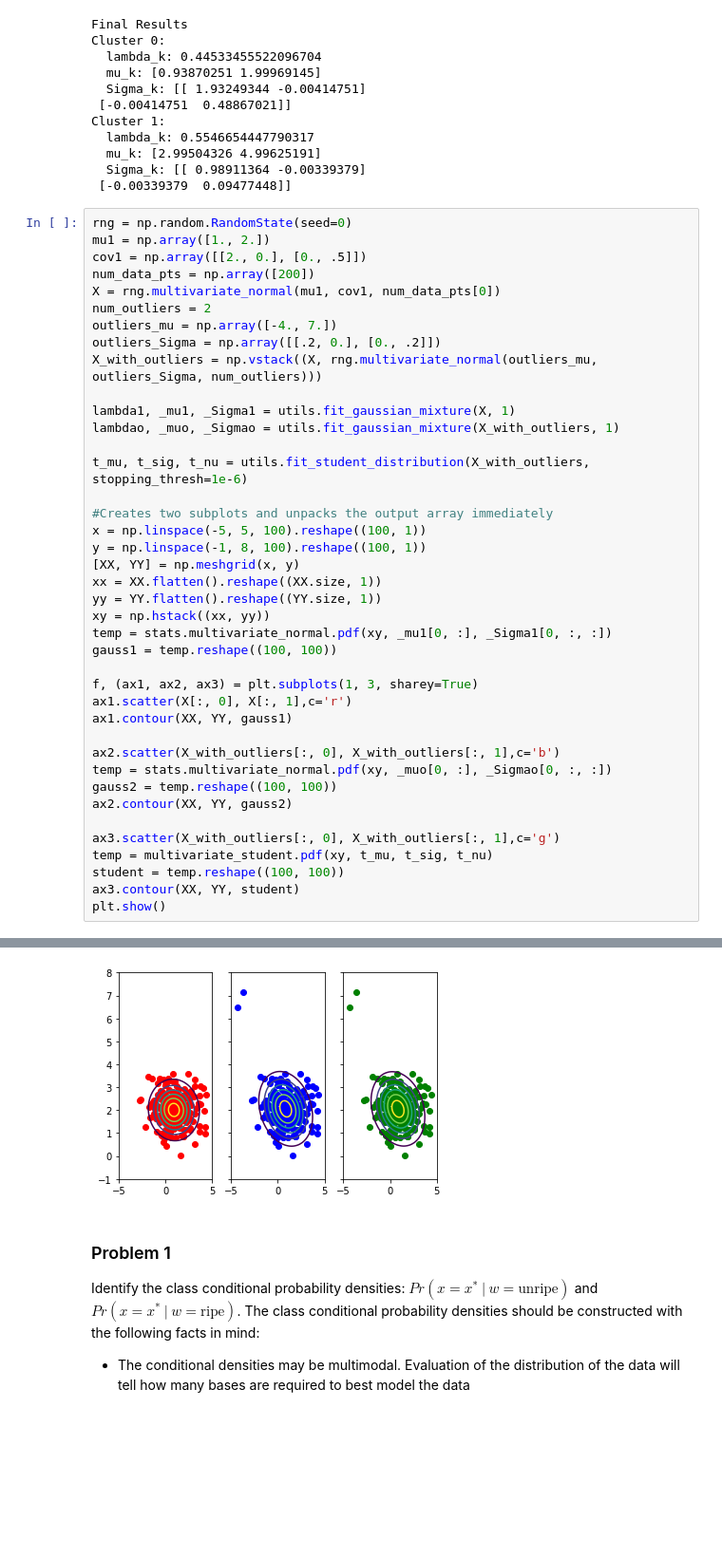
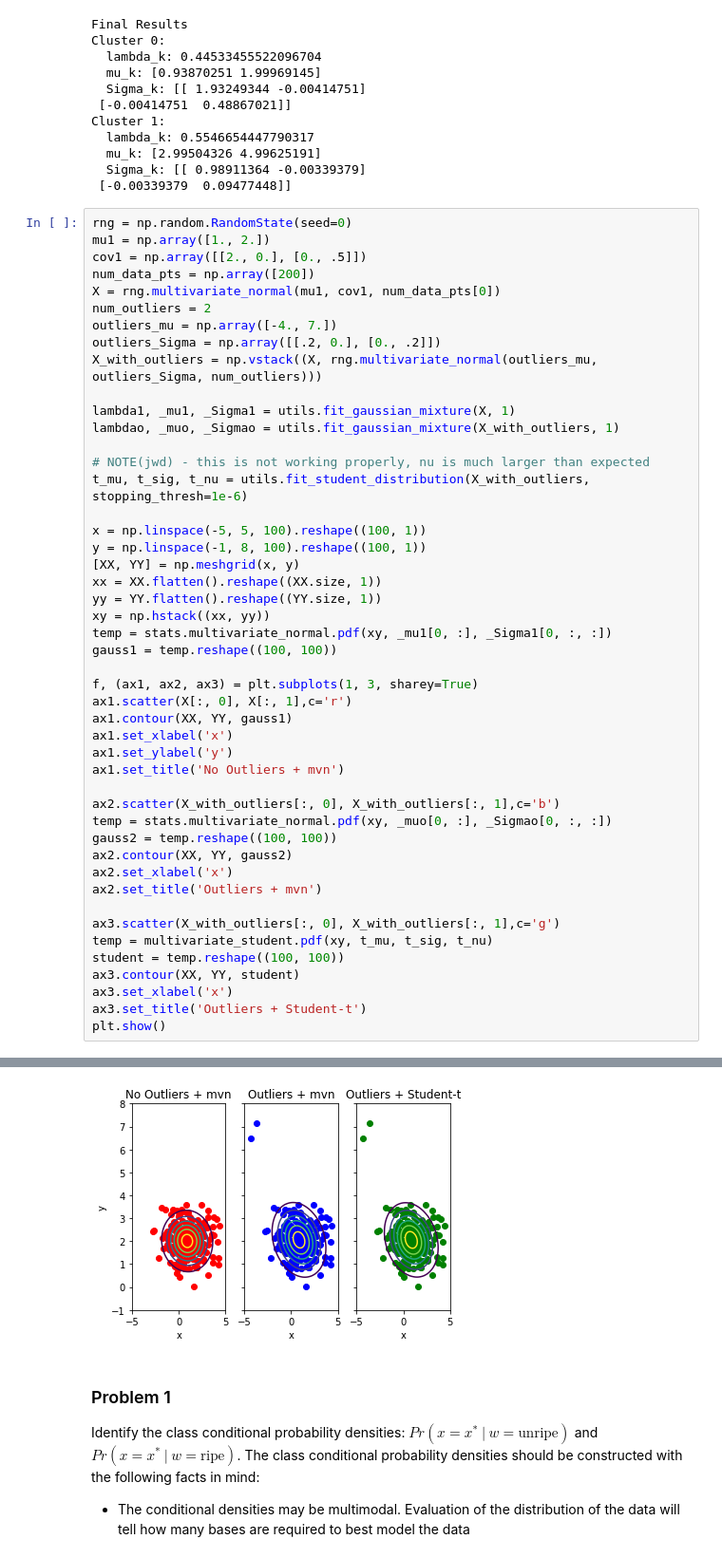
Before and after one commit to jwdinius/prince-computer-vision, a Jupyter notebook: Ch7/Prince-Chapter7.ipynb, the cells around one changed output, grey strips where cells are left out. Shown: that part at 95% size. Drawn from its saved outputs; the diff is of its cells as text; blank space fills up the shorter version.

```diff
--- a/Ch7/Prince-Chapter7.ipynb
+++ b/Ch7/Prince-Chapter7.ipynb
@@ -87,9 +87,9 @@ X_with_outliers = np.vstack((X, rng.multivariate_normal(outliers_mu, outliers_Si
 lambda1, _mu1, _Sigma1 = utils.fit_gaussian_mixture(X, 1)
 lambdao, _muo, _Sigmao = utils.fit_gaussian_mixture(X_with_outliers, 1)
 
+# NOTE(jwd) - this is not working properly, nu is much larger than expected
 t_mu, t_sig, t_nu = utils.fit_student_distribution(X_with_outliers, stopping_thresh=1e-6)
 
-#Creates two subplots and unpacks the output array immediately
 x = np.linspace(-5, 5, 100).reshape((100, 1))
 y = np.linspace(-1, 8, 100).reshape((100, 1))
 [XX, YY] = np.meshgrid(x, y)
@@ -102,16 +102,23 @@ gauss1 = temp.reshape((100, 100))
 f, (ax1, ax2, ax3) = plt.subplots(1, 3, sharey=True)
 ax1.scatter(X[:, 0], X[:, 1],c='r')
 ax1.contour(XX, YY, gauss1)
+ax1.set_xlabel('x')
+ax1.set_ylabel('y')
+ax1.set_title('No Outliers + mvn')
 
 ax2.scatter(X_with_outliers[:, 0], X_with_outliers[:, 1],c='b')
 temp = stats.multivariate_normal.pdf(xy, _muo[0, :], _Sigmao[0, :, :])
 gauss2 = temp.reshape((100, 100))
 ax2.contour(XX, YY, gauss2)
+ax2.set_xlabel('x')
+ax2.set_title('Outliers + mvn')
 
 ax3.scatter(X_with_outliers[:, 0], X_with_outliers[:, 1],c='g')
 temp = multivariate_student.pdf(xy, t_mu, t_sig, t_nu)
 student = temp.reshape((100, 100))
 ax3.contour(XX, YY, student)
+ax3.set_xlabel('x')
+ax3.set_title('Outliers + Student-t')
 plt.show()
 # %% [output]
 stopping criteria met after 2 iterations.
@@ -120,4 +127,4 @@ stopping criteria met after 7 iterations.
-[figure, old version]
+[figure, new version]
 # %% [markdown]
 ### Problem 1
 
```
Also changed, not shown: parts of 2 cells of this notebook, 1 other file.
